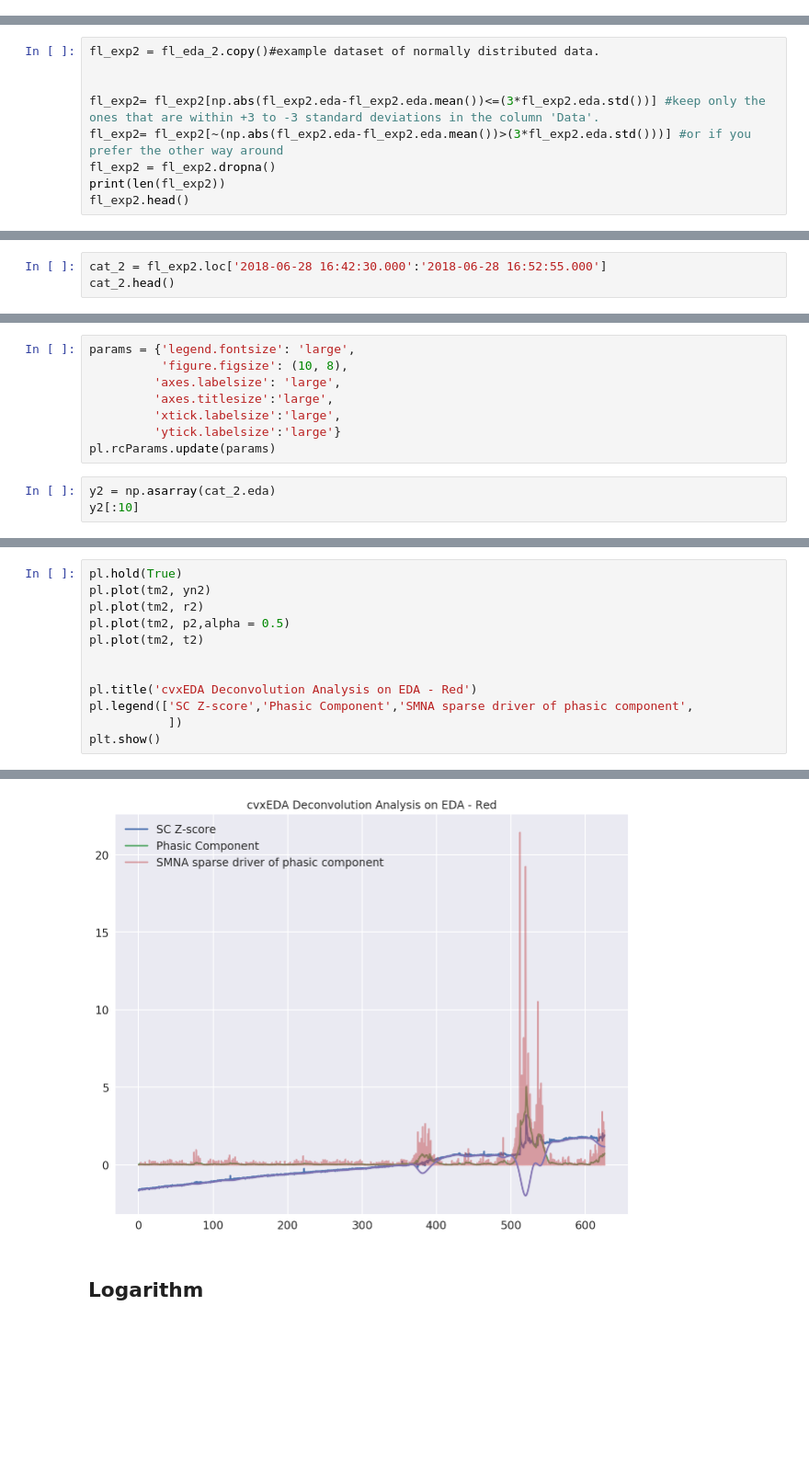
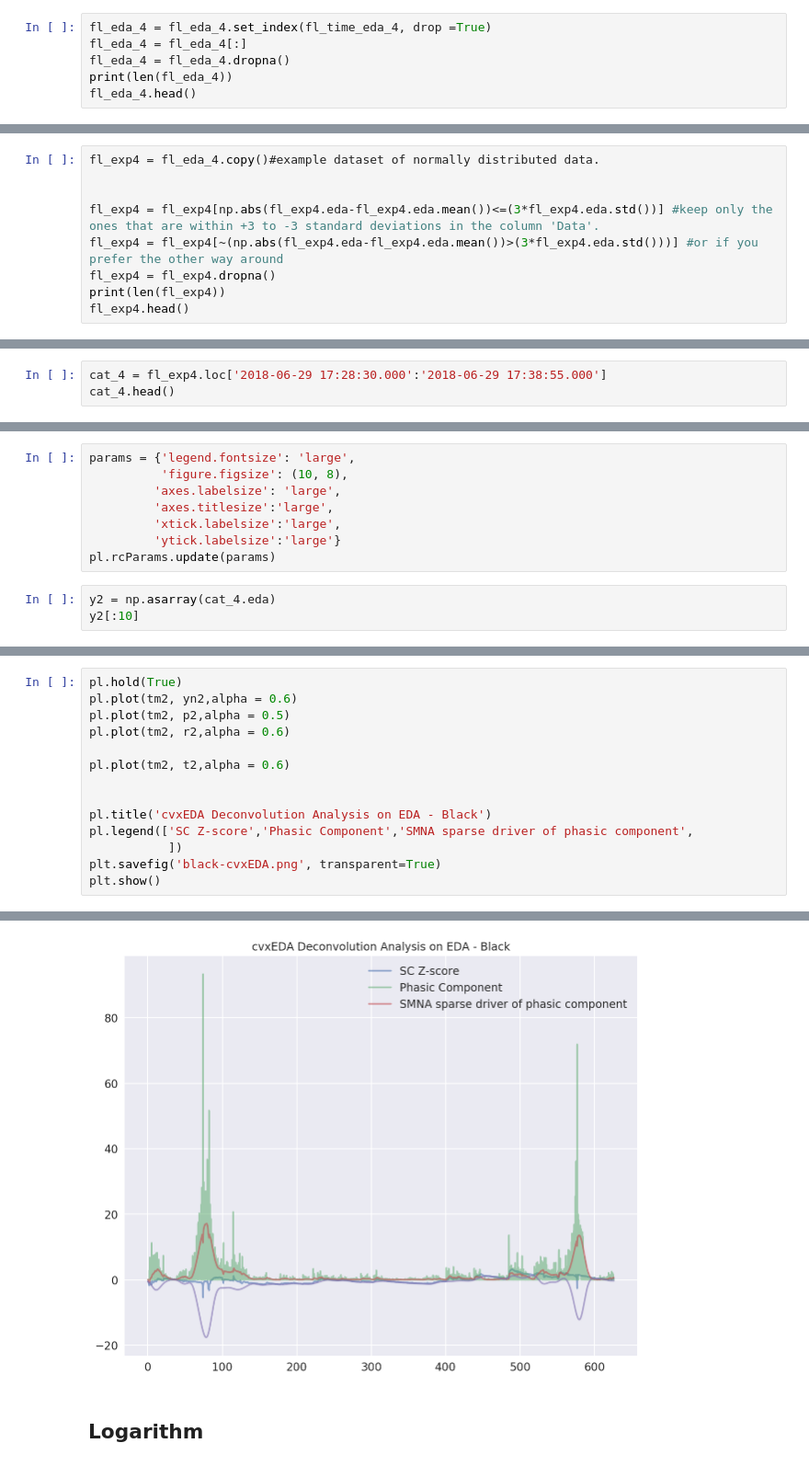
Before and after one commit to haohanwang23/coldshowershower_socialpresence, a Jupyter notebook: new/analysis/analysis6.ipynb, the cells around one changed output, grey strips where cells are left out. Shown at 92% size. Saved outputs shown, nothing was run; the diff lists cells and outputs as text; blank space fills up the shorter version.

```diff
--- a/new/analysis/analysis6.ipynb
+++ b/new/analysis/analysis6.ipynb
@@ -98,0 +85,6 @@ fl_eda_2.head()
+# %%
+fl_eda_4 = fl_eda_4.set_index(fl_time_eda_4, drop =True)
+fl_eda_4 = fl_eda_4[:]
+fl_eda_4 = fl_eda_4.dropna()
+print(len(fl_eda_4))
+fl_eda_4.head()
@@ -99,12 +99,12 @@ fl_eda_2.head()
 # %% [markdown]
 # Remove outliers
 # %%
-fl_exp2 = fl_eda_2.copy()#example dataset of normally distributed data.
+fl_exp4 = fl_eda_4.copy()#example dataset of normally distributed data.
 
 
-fl_exp2= fl_exp2[np.abs(fl_exp2.eda-fl_exp2.eda.mean())<=(3*fl_exp2.eda.std())] #keep only the ones that are within +3 to -3 standard deviations in the column 'Data'.
-fl_exp2= fl_exp2[~(np.abs(fl_exp2.eda-fl_exp2.eda.mean())>(3*fl_exp2.eda.std()))] #or if you prefer the other way around
-fl_exp2 = fl_exp2.dropna()
-print(len(fl_exp2))
-fl_exp2.head()
+fl_exp4 = fl_exp4[np.abs(fl_exp4.eda-fl_exp4.eda.mean())<=(3*fl_exp4.eda.std())] #keep only the ones that are within +3 to -3 standard deviations in the column 'Data'.
+fl_exp4 = fl_exp4[~(np.abs(fl_exp4.eda-fl_exp4.eda.mean())>(3*fl_exp4.eda.std()))] #or if you prefer the other way around
+fl_exp4 = fl_exp4.dropna()
+print(len(fl_exp4))
+fl_exp4.head()
 # %% [output]
@@ -136,7 +136,7 @@ tags_2.tagged_time[0]
 # %% [markdown]
 ## Separate Data
 # %%
-cat_2 = fl_exp2.loc['2018-06-28 16:42:30.000':'2018-06-28 16:52:55.000']
-cat_2.head()
+cat_4 = fl_exp4.loc['2018-06-29 17:28:30.000':'2018-06-29 17:38:55.000']
+cat_4.head()
 # %% [output]
 |  | eda |
@@ -174,6 +177,6 @@ params = {'legend.fontsize': 'large',
          'ytick.labelsize':'large'}
 pl.rcParams.update(params)
 # %%
-y2 = np.asarray(cat_2.eda)
+y2 = np.asarray(cat_4.eda)
 y2[:10]
 # %% [output]
@@ -207,21 +209,23 @@ tm2 = pl.arange(1., len(y2)+1.) / Fs
 Optimal solution found.
 # %%
 pl.hold(True)
-pl.plot(tm2, yn2)
-pl.plot(tm2, r2)
+pl.plot(tm2, yn2,alpha = 0.6)
 pl.plot(tm2, p2,alpha = 0.5)
-pl.plot(tm2, t2)
+pl.plot(tm2, r2,alpha = 0.6)
+
+pl.plot(tm2, t2,alpha = 0.6)
 
 
-pl.title('cvxEDA Deconvolution Analysis on EDA - Red')
+pl.title('cvxEDA Deconvolution Analysis on EDA - Black')
 pl.legend(['SC Z-score','Phasic Component','SMNA sparse driver of phasic component',
            ])
+plt.savefig('black-cvxEDA.png', transparent=True)
 plt.show()
 # %% [output]
     plot commands add elements without first clearing the
     Axes and/or Figure.
   """Entry point for launching an IPython kernel.
-[figure, old version]
+[figure, new version]
 # %% [markdown]
 ## Logarithm
 # %%
```
Also changed, not shown: parts of 14 cells of this notebook, 14 other files.
